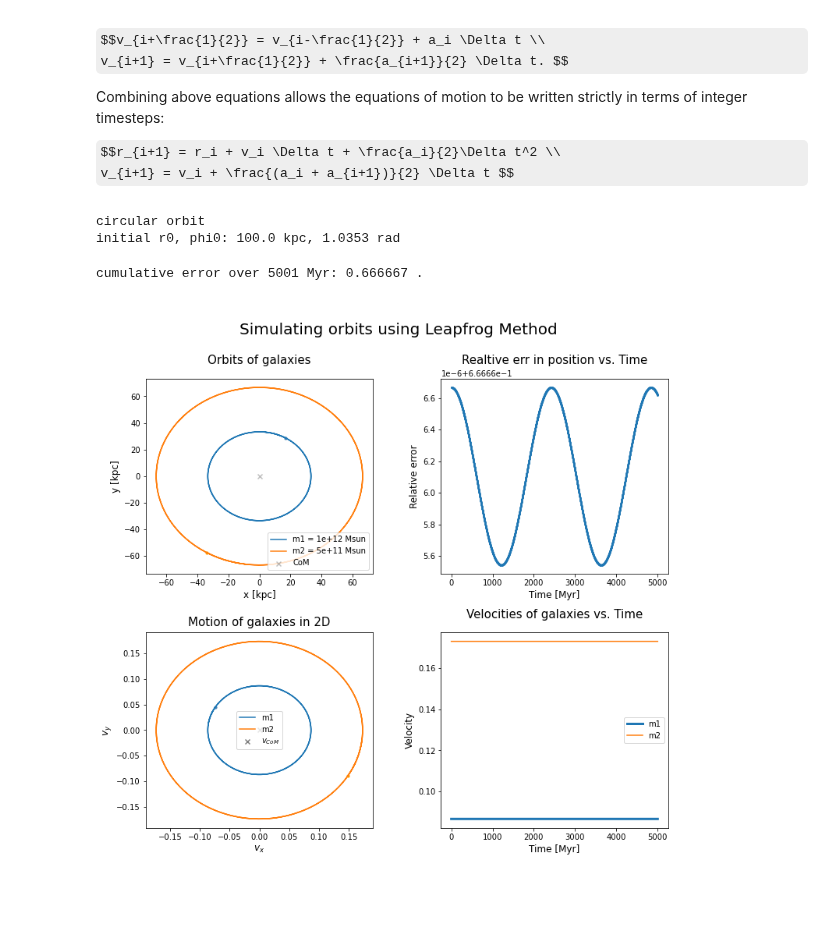
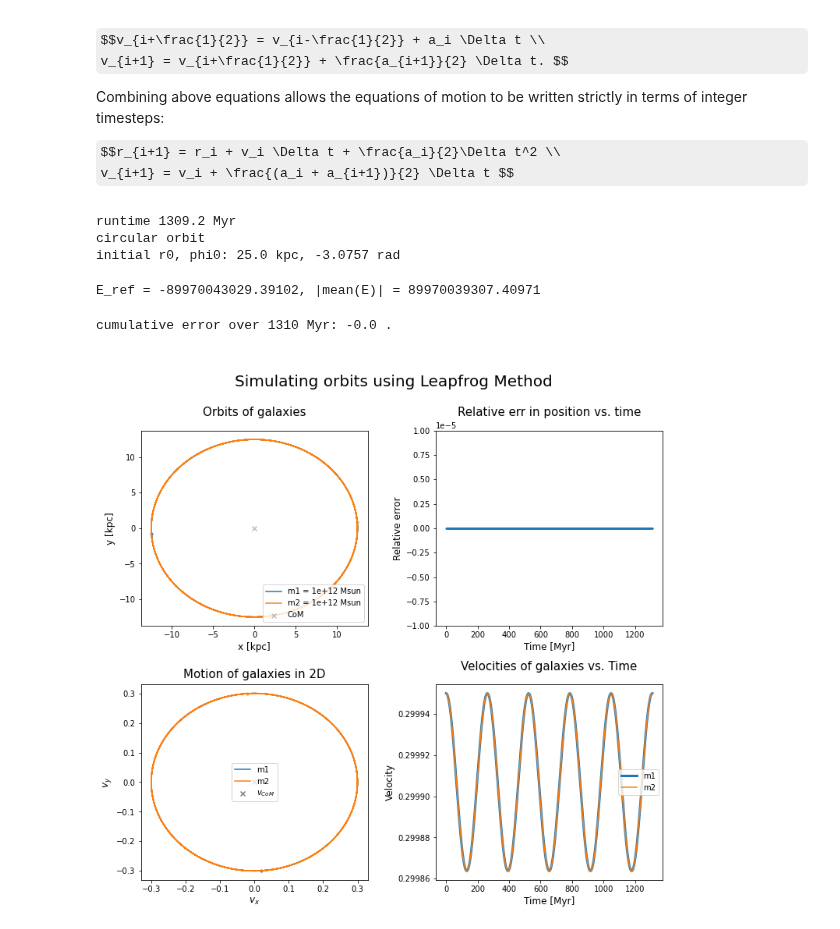
Before and after one commit to q-pratz-chem/Interacting_Galaxies, a Jupyter notebook: leap_frog.ipynb, the cells around one changed output. Saved outputs shown, nothing was run; the diff lists cells and outputs as text; code cells hidden in the pictures; some formulas as TeX source; blank space fills up the shorter version.

Commit message:
calculate error from E for all three orbit cases

```diff
--- a/leap_frog.ipynb
+++ b/leap_frog.ipynb
@@ -210,41 +224,35 @@ def leapfrog(t0, tmax, r0, phi0, dphi0, dr0, h, f, ref_val, err_tol,  **kwargs):
 # constants
 G = (const.G).to(u.kpc**3 * u.Msun**-1 * u.Myr**-2).value # kpc^3/Msun/Myr
 
-# orbit parameters
+# tunable orbit parameters
 m1 = 1e12 # Msun
-m2 = 0.5e12 # Msun
+m2 = 1e12 # Msun
+rmin = 25 # kpc #for parabolic encounter
+a = rmin # (G*M*T**2/(4*np.pi**2))**(1/3)   # semi-major axis (kpc, Kepler's Law)
+ecc = 0. # eccentricity
+
+# calculated parameters
 M = m1 + m2
 mu = m1*m2 / M
-rmin = 25 #kpc #for parabolic encounter
+P = np.sqrt((4*np.pi**2*a**3)/(G*M))
 
 # runtime initial conditions
-t0, tmax = 0, 5000
+t0, tmax = 0, 5*P # 5000
+print(f"runtime {tmax:.5} Myr")
 h = 1 #1e-3
-
-a = 100 # (G*M*T**2/(4*np.pi**2))**(1/3)   # semi-major axis (kpc, Kepler's Law)
-ecc = 0. #0.08 #1e-12
-
 
 # define values for p, error calculation
 if ecc == 1.:      # parabolic orbit
     print("parabolic orbit")
     p = 2 * rmin
-    # calculate error using energy
-    ref_val = -0.55
-    err_tol = 1
+    err_tol = 20  # arbitrary value because E = 0
 elif (ecc > 0.) & (ecc < 1.): # closed orbit, elliptical
     print("elliptical orbit")
     p = a * (1 - ecc**2)
-    # calculate error using energy
-    E_ref = -G*m1*m2/(2*a)
-    ref_val = E_ref
-    err_tol = 1
+    err_tol = 1e-5
 else: # closed orbit, circular
     print("circular orbit")
     p = a
-    # calculate error using path difference
-    r0 = p
-    ref_val = r0
     err_tol = 1e-5
 
 
@@ -262,17 +270,20 @@ dr0 = ecc * r0**2 * np.sin(phi0) * dphi0 / p
 
 print(f"initial r0, phi0: {r0:.5} kpc, {phi0:.5} rad")
 # %% [output]
+runtime 1309.2 Myr
 circular orbit
-initial r0, phi0: 100.0 kpc, 1.0353 rad
+initial r0, phi0: 25.0 kpc, -3.0757 rad
 # %%
 # leapfrog(t0, tmax, r0, v0, h, f, r_ref, err_tol, **kwargs)
-t, X, Y, v_, err =  leapfrog(t0, tmax, r0, phi0, dphi0, dr0, h, f, ref_val, err_tol)
+t, X, Y, v_, err =  leapfrog(t0, tmax, r0, phi0, dphi0, dr0, h, f, err_tol)
+# %% [output]
+E_ref = -89970043029.39102, |mean(E)| = 89970039307.40971
 # %%
 fig = plt.figure(figsize=(12,10))
 
 
 # paths of m1, m2
-plt.subplot(221) #, aspect='equal')
+plt.subplot(221) # ,aspect='auto')
 plt.scatter(0,0, marker='x', color='grey', alpha=0.5, label=r'CoM')
 plt.scatter(X[0,0], Y[0,0], s=10, c='steelblue') # initial position
 plt.scatter(X[0,1], Y[0,1], s=10, c='orange') # initial position
@@ -284,36 +295,35 @@ plt.title("Orbits of galaxies", fontsize='15', y=1.05)
 
 # err vs time
 plt.subplot(222,aspect='auto')
 plt.scatter(t, err, s=1)
-#plt.ylim(err_tol*np.array([-1,1]))
-#plt.ylim([-0.025,0.025])
+plt.ylim(err_tol*np.array([-1,1]))
 plt.xlabel("Time [Myr]", fontsize=12), plt.ylabel("Relative error", fontsize=12)
-plt.title("Realtive err in position vs. Time" , fontsize='15', y=1.05)
+plt.title("Relative err in position vs. time" , fontsize='15', y=1.05)
 print(f"cumulative error over {t[-1]} Myr: {err[-1]:.6} .")
 
 # vx vs vy
 plt.subplot(223,aspect='auto')
 plt.scatter(0,0, marker='x', color='grey', label=r'$v_{CoM}$')
 plt.scatter(v_[0,0], v_[0,1], s=10, c='steelblue') # initial velocity
 plt.scatter(v_[0,2], v_[0,3], s=10, c='orange') # initial velocity
 plt.plot(v_[:,0], v_[:,1], label="m1")
 plt.plot(v_[:,2], v_[:,3], label="m2")
 plt.title("Motion of galaxies in 2D", fontsize='15', y=1.01)
 plt.legend()
 plt.xlabel("$v_{x}$", fontsize=12), plt.ylabel("$v_y$", fontsize=12)
 
 # vel vs time
 plt.subplot(224,aspect='auto')
 plt.plot(t, np.sqrt(v_[:,0]**2 + v_[:,1]**2), lw=3, label="m1" )
 plt.plot(t, np.sqrt(v_[:,2]**2 + v_[:,3]**2), label="m2" )
 plt.title("Velocities of galaxies vs. Time", fontsize='15', y=1.05)
 plt.legend()
 plt.xlabel("Time [Myr]", fontsize=12), plt.ylabel("Velocity", fontsize=12)
 
 
 fig.suptitle("\nSimulating orbits using Leapfrog Method\n", fontsize = '20')
 fig.subplots_adjust(hspace=0.3,wspace=0.3,top=0.85,bottom=0.05)
 # %% [output]
-cumulative error over 5001 Myr: 0.666667 .
+cumulative error over 1310 Myr: -0.0 .
-[figure, old version]
+[figure, new version]
 # %%
```
Also changed, not shown: parts of 8 cells of this notebook.
